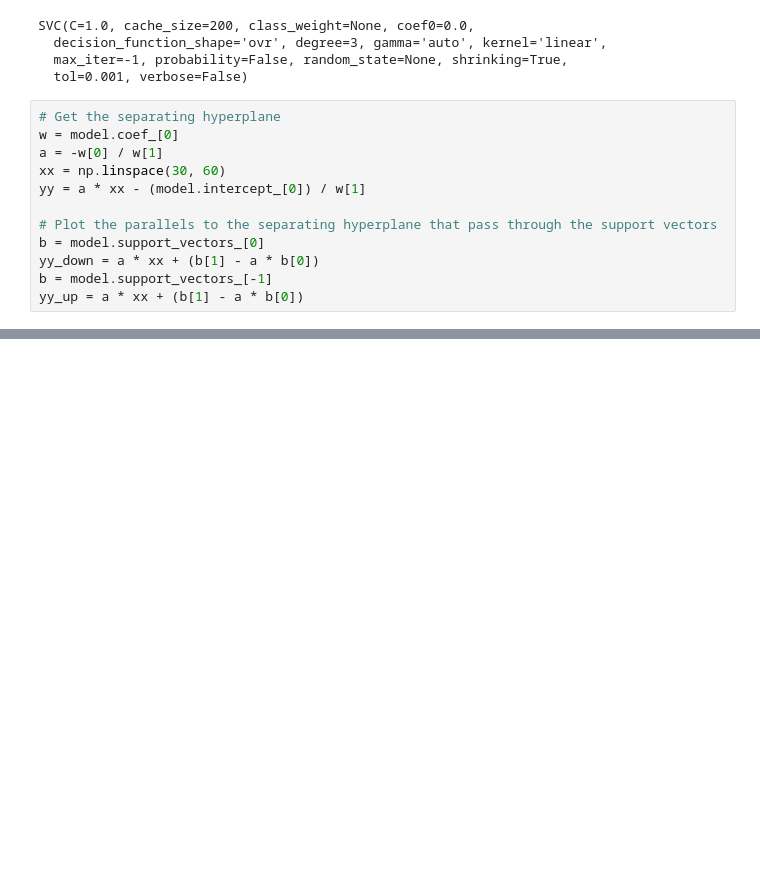
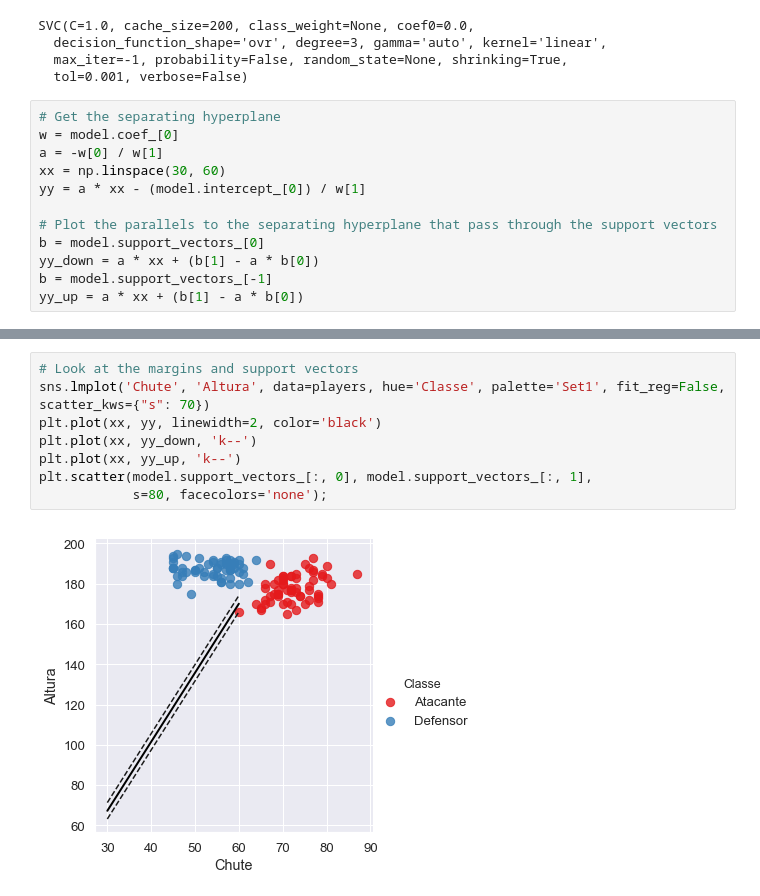
Before and after one commit to josegpl/svm-soccer-players, a Jupyter notebook: Untitled.ipynb, the cells around one changed output, grey strips where cells are left out. Cells and saved outputs as stored; diff of their text form; blank space fills up the shorter version.

```diff
--- a/Untitled.ipynb
+++ b/Untitled.ipynb
@@ -80,0 +81,10 @@ plt.plot(xx, yy, linewidth=2, color='black');
+# %%
+# Look at the margins and support vectors
+sns.lmplot('Chute', 'Altura', data=players, hue='Classe', palette='Set1', fit_reg=False, scatter_kws={"s": 70})
+plt.plot(xx, yy, linewidth=2, color='black')
+plt.plot(xx, yy_down, 'k--')
+plt.plot(xx, yy_up, 'k--')
+plt.scatter(model.support_vectors_[:, 0], model.support_vectors_[:, 1],
+            s=80, facecolors='none');
+# %% [output]
+[figure, added]
```
Also changed, not shown: parts of 5 cells of this notebook.
